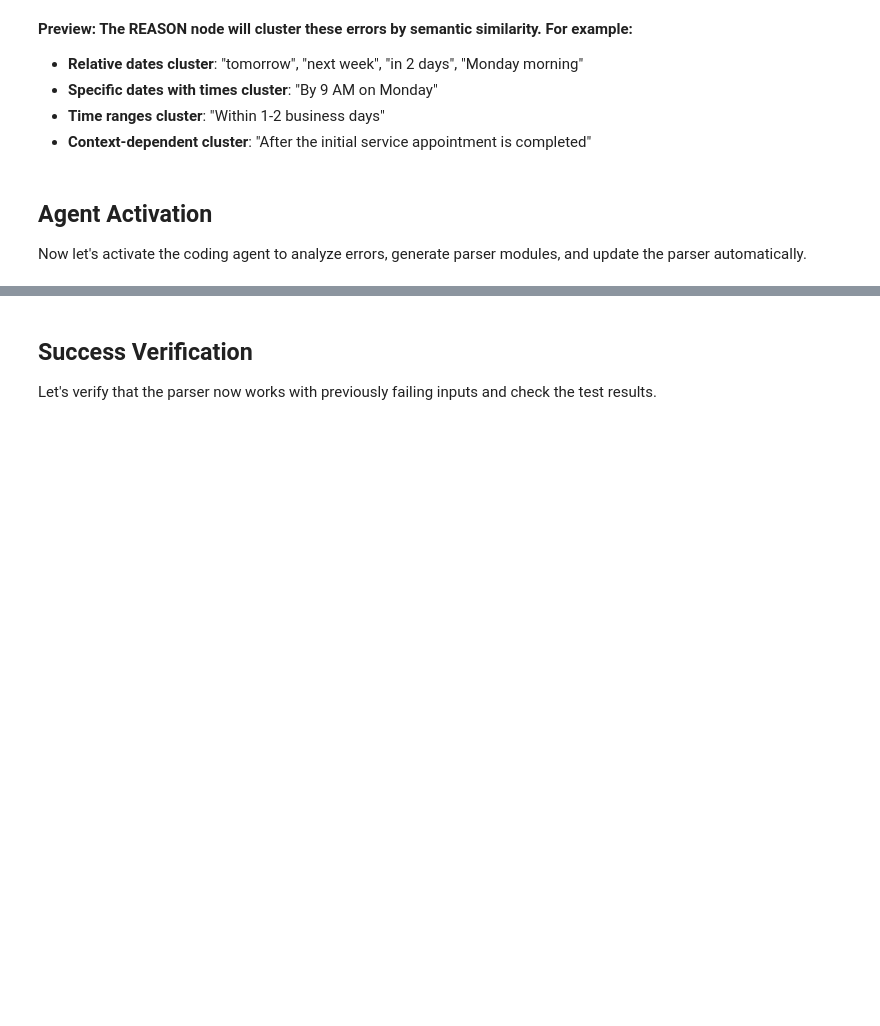
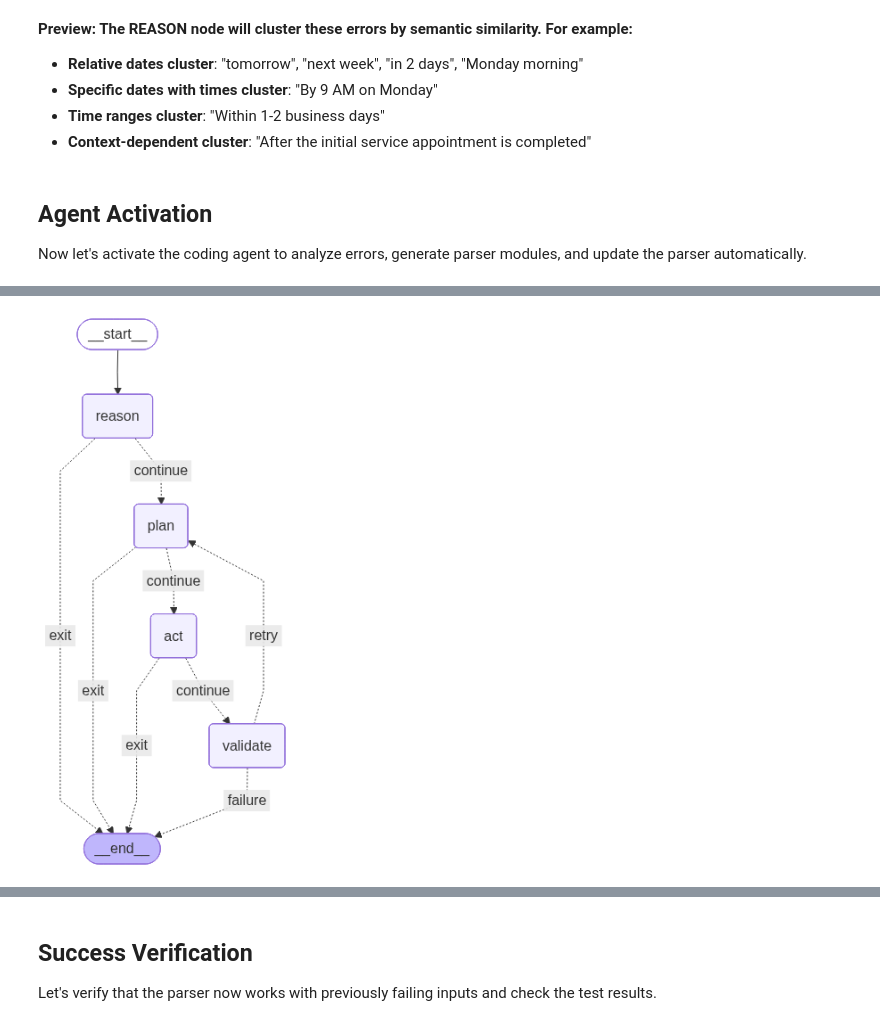
Before and after one commit to alexsherstinsky/agi_house_gemini_3_hackathon_12132025, a Jupyter notebook: notebooks/demo.ipynb, the cells around one changed output, grey strips where cells are left out. Cells and saved outputs as stored; diff of their text form; code cells hidden in the pictures; blank space fills up the shorter version.

```diff
--- a/notebooks/demo.ipynb
+++ b/notebooks/demo.ipynb
@@ -268,0 +369,3 @@ print("✓ CodingAgentWorkflow initialized")
+# %%
+display(Image(workflow.graph.get_graph(xray=True).draw_mermaid_png()))
+# %% [output]
@@ -269,3 +374,4 @@ print("✓ CodingAgentWorkflow initialized")
+[figure, added]
 # %%
 # Create initial state
 initial_state = AnnotationState(
```
Also changed, not shown: parts of 21 cells of this notebook, 14 other files.
